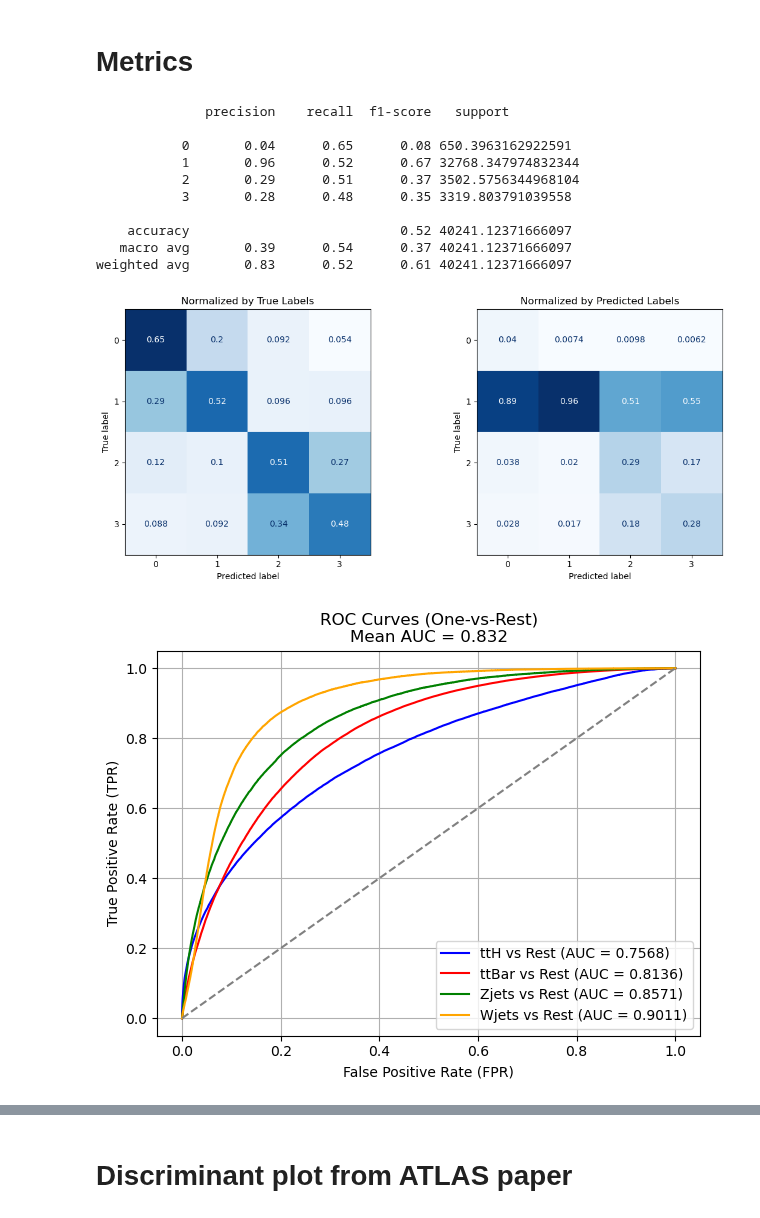
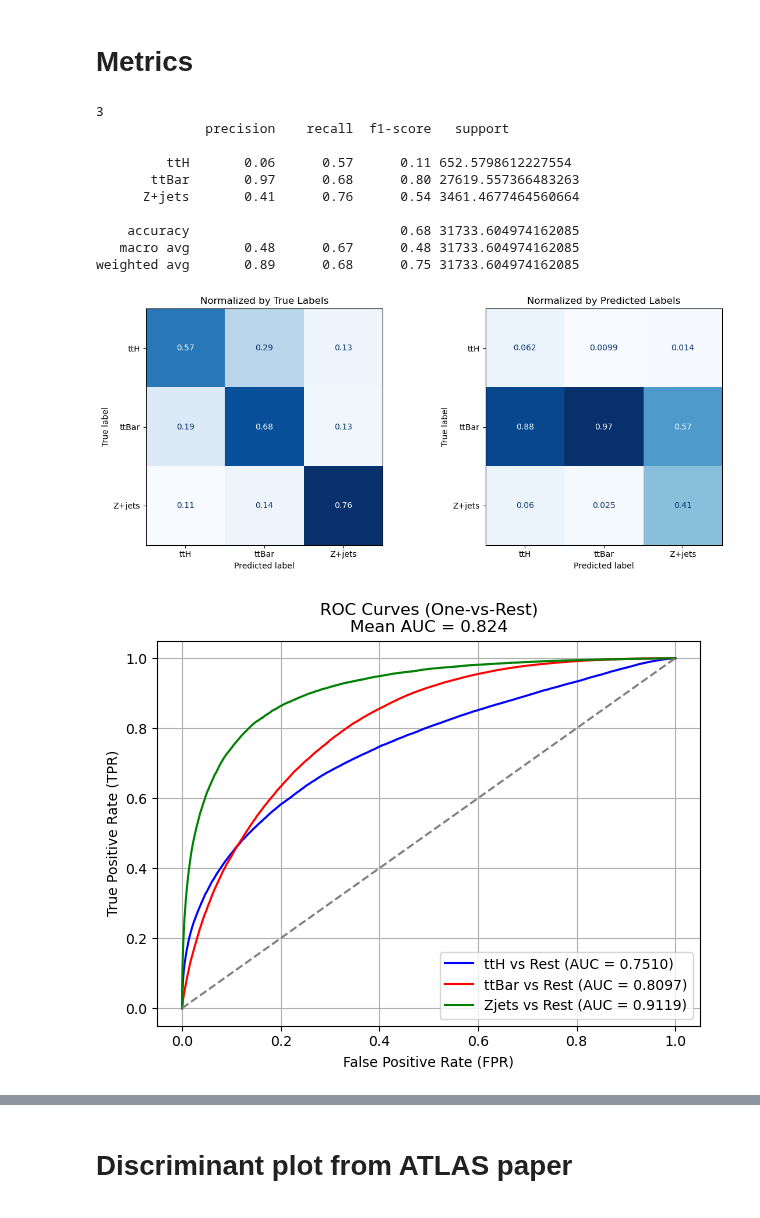
Before and after one commit to inigostibbe/msciproject, a Jupyter notebook: bristol-tth-transformer-msc_project/bristol-tth-transformer-msc_project/notebooks/training_multi.ipynb, the cells around one changed output, grey strips where cells are left out. Cells and saved outputs as stored; diff of their text form; code cells hidden in the pictures.

```diff
--- a/bristol-tth-transformer-msc_project/bristol-tth-transformer-msc_project/notebooks/training_multi.ipynb
+++ b/bristol-tth-transformer-msc_project/bristol-tth-transformer-msc_project/notebooks/training_multi.ipynb
@@ -58,7 +58,7 @@ outdir = f"./model_training/AOTransformer_{current_time}"
 os.makedirs(outdir, exist_ok=False)
 
 # Main path
-main_path = '/home/pk21271/prep_data/classes_4'
+main_path = '/home/pk21271/prep_data/ttH_ttbar_Zjets'
 
 # File paths
 x_path = os.path.join(main_path, 'X.pt')
@@ -134,7 +134,8 @@ The transformer model can be tweaked with the parameters below (see explanations
 The loss function is a composite of BCE, and decorrelation from the MET, to ensure the transformer does not sculpt the latter.
 # %%
 # Define model #
-loss_function = CrossEntropyWeightedLoss(weighted = True, weights = [1.1,1.0,1.0,1.0]) # Test with no weights,
+# loss_function = CrossEntropyWeightedLoss(weighted = True, weights = [1.1,1.0,1.0,1.0]) # Test with no weights,
+loss_function = FocalLoss(gamma=1.0, weighted=True) # Gamma = 0 should be equivalent to CE
 
 # loss = BCE + lambda * decorrelated loss # Lambda determines the strength of the decorrelation loss
 # lambda = 0 -> pure BCE
@@ -150,7 +151,7 @@ output_dim = len(torch.unique(y)) if len(torch.unique(y)) > 2 else 1
 print(output_dim)
 
 # Choose number of layers
-enc = 4
+enc = 5
 cla = 2
 dnn = 3
 
@@ -431,15 +432,19 @@ wn = np.array((val_nom * 200000).flatten())
 from sklearn.metrics import classification_report
 from sklearn.metrics import multilabel_confusion_matrix, ConfusionMatrixDisplay
 
-print(classification_report(labels, predicted_classes, target_names=["0", "1", "2", "3"], sample_weight=wn))
+num_classes = len(np.unique(labels))
+class_labels = ["ttH", "ttBar", "Z+jets", "W+jets"][:num_classes]
+print(num_classes)
+
+print(classification_report(labels, predicted_classes, target_names=class_labels, sample_weight=wn))
 # %% [output]
+3
               precision    recall  f1-score   support
 
-           0       0.04      0.65      0.08 650.3963162922591
-           1       0.96      0.52      0.67 32768.347974832344
-           2       0.29      0.51      0.37 3502.5756344968104
-           3       0.28      0.48      0.35 3319.803791039558
+         ttH       0.06      0.57      0.11 652.5798612227554
+       ttBar       0.97      0.68      0.80 27619.557366483263
+      Z+jets       0.41      0.76      0.54 3461.4677464560664
 
-    accuracy                           0.52 40241.12371666097
-   macro avg       0.39      0.54      0.37 40241.12371666097
-weighted avg       0.83      0.52      0.61 40241.12371666097
+    accuracy                           0.68 31733.604974162085
+   macro avg       0.48      0.67      0.48 31733.604974162085
+weighted avg       0.89      0.68      0.75 31733.604974162085
@@ -470,26 +451,26 @@ weighted avg       0.83      0.52      0.61 40241.12371666097
 # %%
 import matplotlib.pyplot as plt
 from sklearn.metrics import confusion_matrix, ConfusionMatrixDisplay
 
 # Compute confusion matrices first (avoid multiple calls to .plot())
 cm_true = confusion_matrix(labels, predicted_classes, normalize="true", sample_weight=wn)
 cm_pred = confusion_matrix(labels, predicted_classes, normalize="pred", sample_weight=wn)
 
 # Create subplots: 1 row, 2 columns
 fig, axes = plt.subplots(1, 2, figsize=(12, 5))
 
 # Plot "True" normalized confusion matrix on the first axis
-disp1 = ConfusionMatrixDisplay(confusion_matrix=cm_true, display_labels=["0", "1", "2", "3"])
+disp1 = ConfusionMatrixDisplay(confusion_matrix=cm_true, display_labels=class_labels)
 disp1.plot(ax=axes[0], cmap=plt.cm.Blues, colorbar=False)
 axes[0].set_title("Normalized by True Labels")
 
 # Plot "Pred" normalized confusion matrix on the second axis
-disp2 = ConfusionMatrixDisplay(confusion_matrix=cm_pred, display_labels=["0", "1", "2", "3"])
+disp2 = ConfusionMatrixDisplay(confusion_matrix=cm_pred, display_labels=class_labels)
 disp2.plot(ax=axes[1], cmap=plt.cm.Blues, colorbar=False)
 axes[1].set_title("Normalized by Predicted Labels")
 
 # Adjust layout and show
 plt.tight_layout()
 plt.show()
 # %% [output]
-[figure, old version]
+[figure, new version]
@@ -508,8 +483,10 @@ auc_scores = []
 
 # Plot ROC curves for all classes
 plt.figure(figsize=(7, 5))
-classes = ['ttH', 'ttBar', 'Zjets', 'Wjets']
-colors = ['blue', 'red', 'green', 'orange']
+# classes = ['ttH', 'ttBar', 'Zjets', 'Wjets']
+# colors = ['blue', 'red', 'green', 'orange']
+classes = ['ttH', 'ttBar', 'Zjets']
+colors = ['blue', 'red', 'green']
 
 for i, (class_name, color) in enumerate(zip(classes, colors)):
     # Convert labels to binary (current class = 1, others = 0)
@@ -534,5 +511,5 @@ plt.legend()
 plt.grid()
 plt.show()
 # %% [output]
-[figure, old version]
+[figure, new version]
 # %%
```
Also changed, not shown: parts of 11 cells of this notebook, 26 other files.
